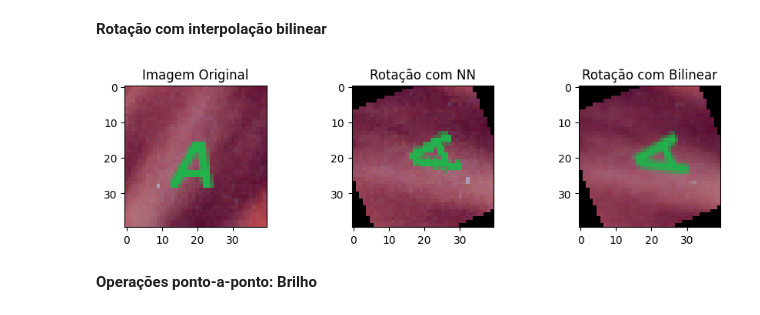
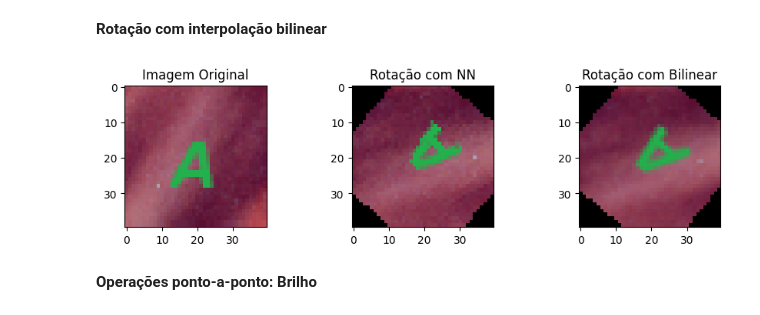
Before and after one commit to Marcio-Salmazo/Aulas, a Jupyter notebook: Processamento de Imagens/Atividades Colab/Manipulacao_Imagens.ipynb, the cells around one changed output. Saved outputs shown, nothing was run; the diff lists cells and outputs as text; code cells hidden in the pictures.

```diff
--- a/Processamento de Imagens/Atividades Colab/Manipulacao_Imagens.ipynb
+++ b/Processamento de Imagens/Atividades Colab/Manipulacao_Imagens.ipynb
@@ -198,7 +190,7 @@ xcentro = largura / 2
 ycentro = altura / 2
 
 # As funções seno e cosseno utilizam radianos
-angulo = math.radians(112)
+angulo = math.radians(500)
 
 for i in range(largura):
   for j in range(altura):
@@ -243,7 +235,7 @@ xcentro = largura / 2
 ycentro = altura / 2
 
 # As funções seno e cosseno utilizam radianos
-angulo = math.radians(112)
+#angulo = math.radians(55)
 
 for i in range(largura):
   for j in range(altura):
@@ -275,34 +267,34 @@ for i in range(largura):
             P3 = imagem[y1, x0]
             P4 = imagem[y1, x1]
 
             valor = (
                 (1 - dx) * (1 - dy) * P1 +
                 dx * (1 - dy) * P2 +
                 (1 - dx) * dy * P3 +
                 dx * dy * P4
             )
 
             matriz_rot_bilinear[j, i] = np.uint8(np.clip(valor, 0, 255))
 
 plt.figure(figsize=(10,10))
 plt.subplots_adjust(wspace=0.6)
 
 # plt.subplot(linhas, colunas, posição)
 plt.subplot(1,3,1)
 plt.imshow(imagem)
 plt.title("Imagem Original")
 
 plt.subplot(1,3,2)
 plt.imshow(matriz_rot)
 plt.title("Rotação com NN")
 
 plt.subplot(1,3,3)
 plt.imshow(matriz_rot_bilinear)
 plt.title("Rotação com Bilinear")
 
 plt.show()
 # %% [output]
-[figure, old version]
+[figure, new version]
 # %% [markdown]
 **Operações ponto-a-ponto: Brilho**
 # %%
```
Also changed, not shown: parts of 9 cells of this notebook, 7 other files.
